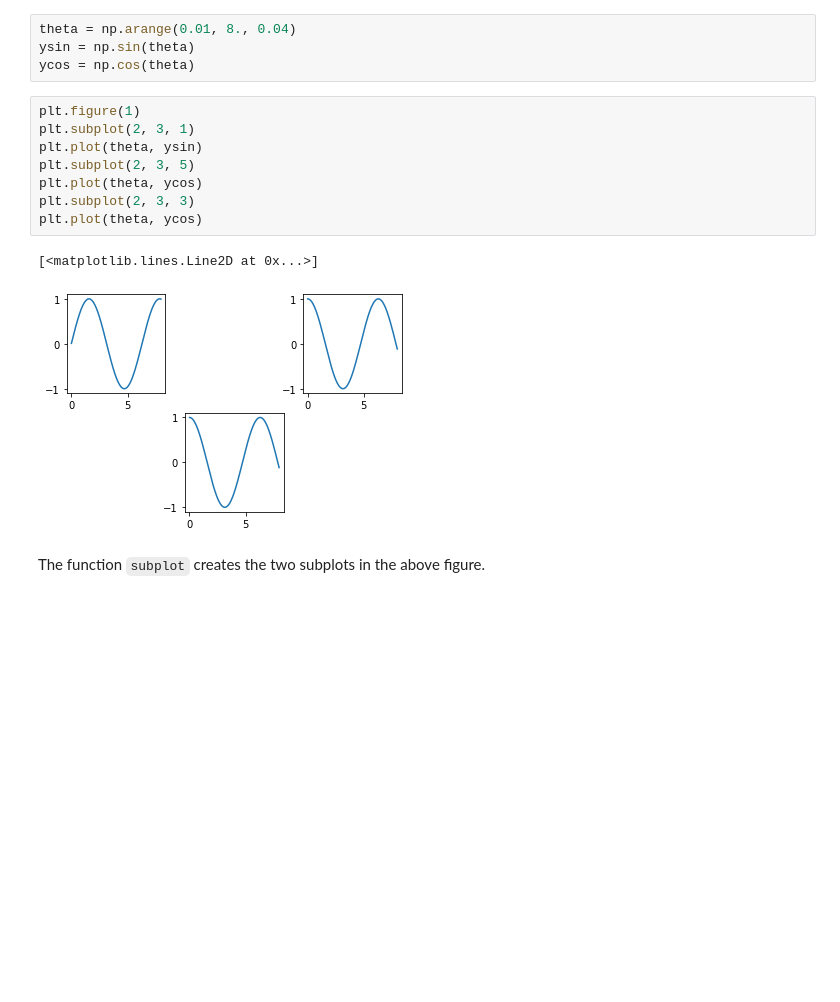
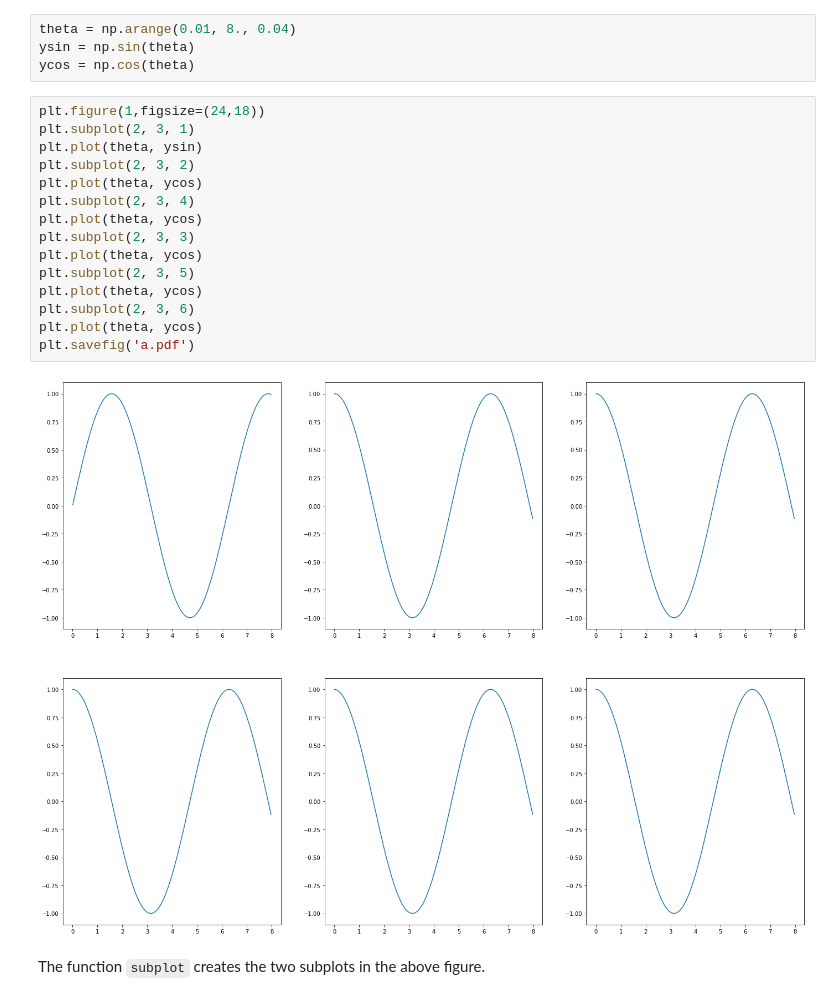
Before and after one commit to mingming-li/SES494-598, a Jupyter notebook: LN012-plotting.ipynb, the cells around one changed output. Saved outputs shown, nothing was run; the diff lists cells and outputs as text; blank space fills up the shorter version.

```diff
--- a/LN012-plotting.ipynb
+++ b/LN012-plotting.ipynb
@@ -352,16 +373,22 @@ theta = np.arange(0.01, 8., 0.04)
 ysin = np.sin(theta)
 ycos = np.cos(theta)
 # %%
-plt.figure(1)
+plt.figure(1,figsize=(24,18))
 plt.subplot(2, 3, 1)
 plt.plot(theta, ysin)
-plt.subplot(2, 3, 5)
+plt.subplot(2, 3, 2)
+plt.plot(theta, ycos)
+plt.subplot(2, 3, 4)
 plt.plot(theta, ycos)
 plt.subplot(2, 3, 3)
 plt.plot(theta, ycos)
+plt.subplot(2, 3, 5)
+plt.plot(theta, ycos)
+plt.subplot(2, 3, 6)
+plt.plot(theta, ycos)
+plt.savefig('a.pdf')
 # %% [output]
-[<matplotlib.lines.Line2D at 0x...>]
-[figure, old version]
+[figure, new version]
 # %% [markdown]
 The function `subplot` creates the two subplots in the above figure.
 # %% [markdown]
```
Also changed, not shown: parts of 7 cells of this notebook, 5 other files.
